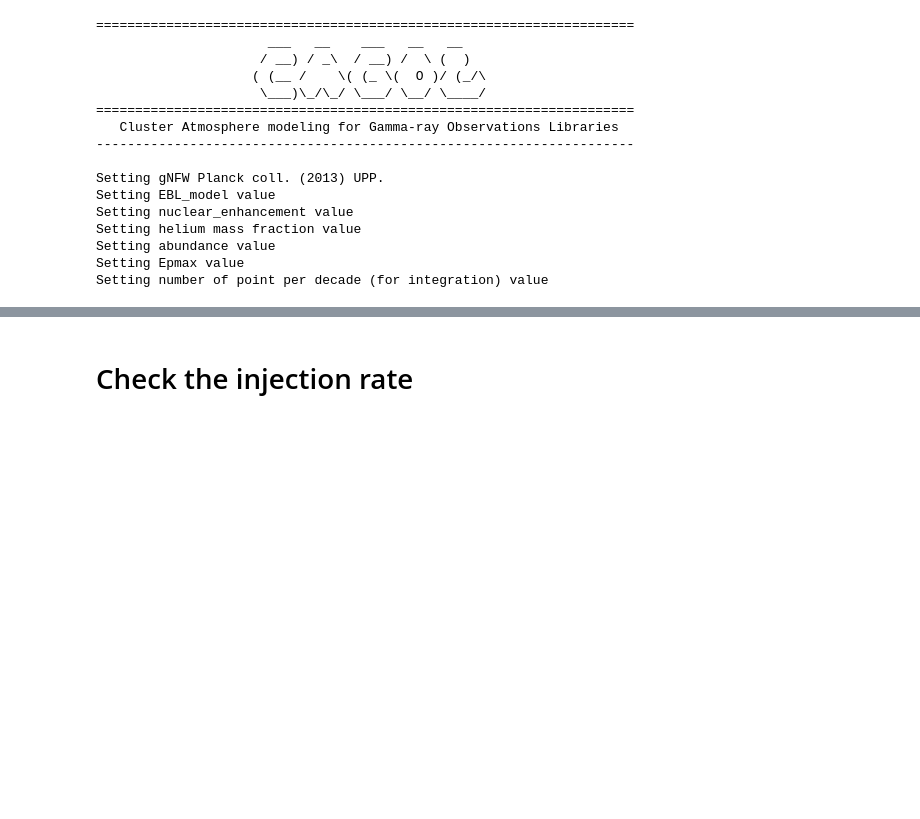
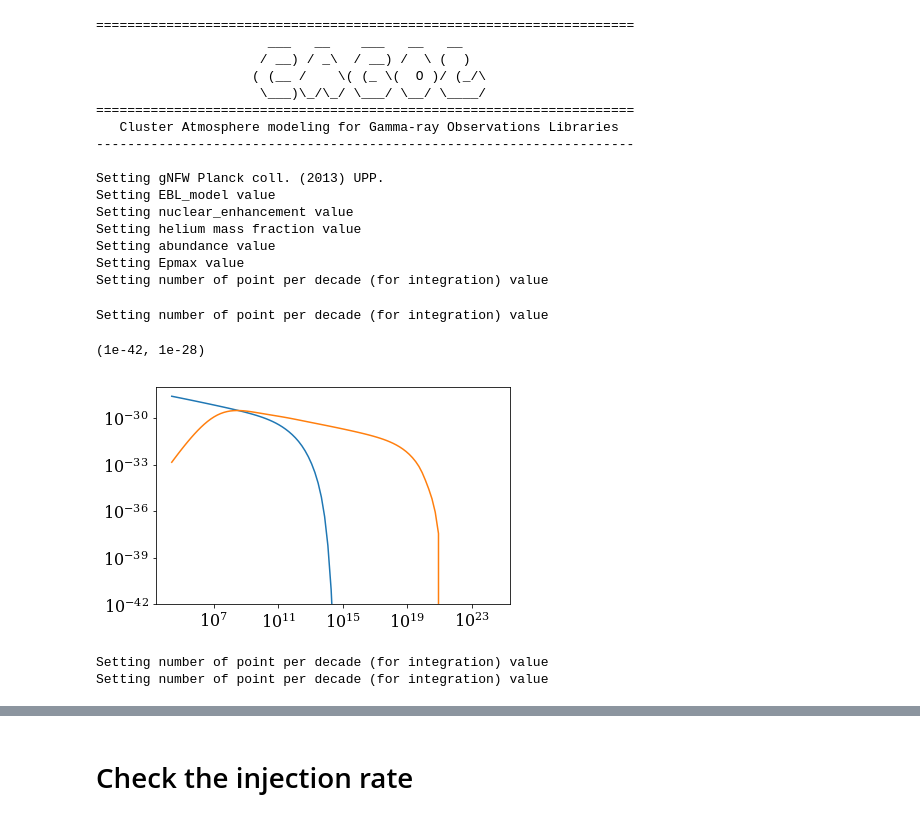
Before and after one commit to renlliang3/ClusterModel, a Jupyter notebook: notebook/model_dev_parameters.ipynb, the cells around one changed output, grey strips where cells are left out. Saved outputs shown, nothing was run; the diff lists cells and outputs as text; code cells hidden in the pictures; blank space fills up the shorter version.

```diff
--- a/notebook/model_dev_parameters.ipynb
+++ b/notebook/model_dev_parameters.ipynb
@@ -49,3 +52,25 @@ Setting helium mass fraction value
 Setting abundance value
 Setting Epmax value
 Setting number of point per decade (for integration) value
+# %%
+clust.Npt_per_decade_integ = 10
+E = np.logspace(-10,10,100)*u.GeV
+ic = clust.get_ic_rate(E, np.logspace(0,4,100)*u.kpc)
+syn = clust.get_synchrotron_rate(E/const.h, radius=np.logspace(0,4,100)*u.kpc)
+# %% [output]
+Setting number of point per decade (for integration) value
+# %%
+plt.loglog((E/const.h).to('GHz'), E**2*syn[:,0])
+plt.loglog((E/const.h).to('GHz'), E**2*ic[:,0])
+plt.ylim(1e-42, 1e-28)
+# %% [output]
+(1e-42, 1e-28)
+[figure, added]
+# %%
+clust.Npt_per_decade_integ = 100
+sr1 = clust.get_synchrotron_rate(frequency=np.logspace(-10,3,100)*u.GHz, radius=np.logspace(0,4,100)*u.kpc)
+clust.Npt_per_decade_integ = 10
+sr2 = clust.get_synchrotron_rate(frequency=np.logspace(-10,3,100)*u.GHz, radius=np.logspace(0,4,100)*u.kpc)
+# %% [output]
+Setting number of point per decade (for integration) value
+Setting number of point per decade (for integration) value
```
Also changed, not shown: parts of 18 cells of this notebook, 3 other files.
